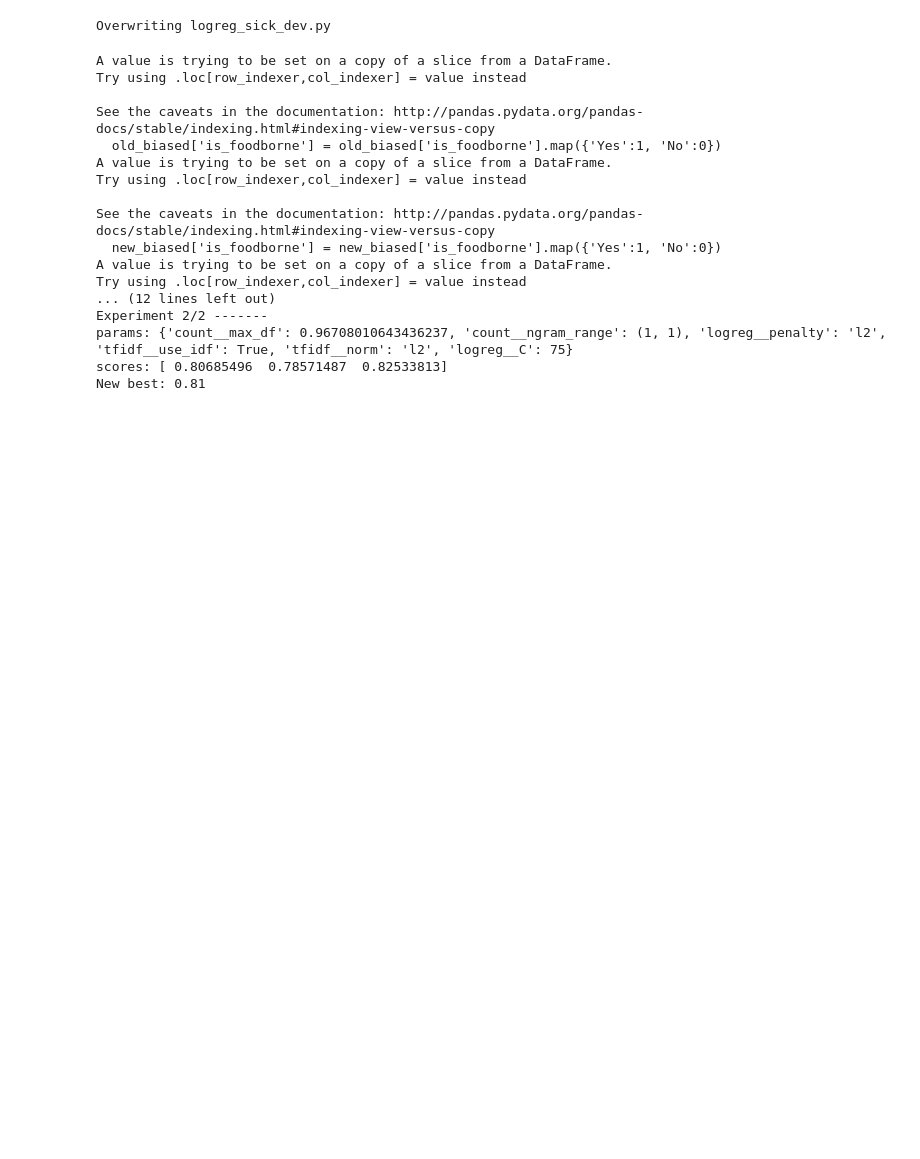
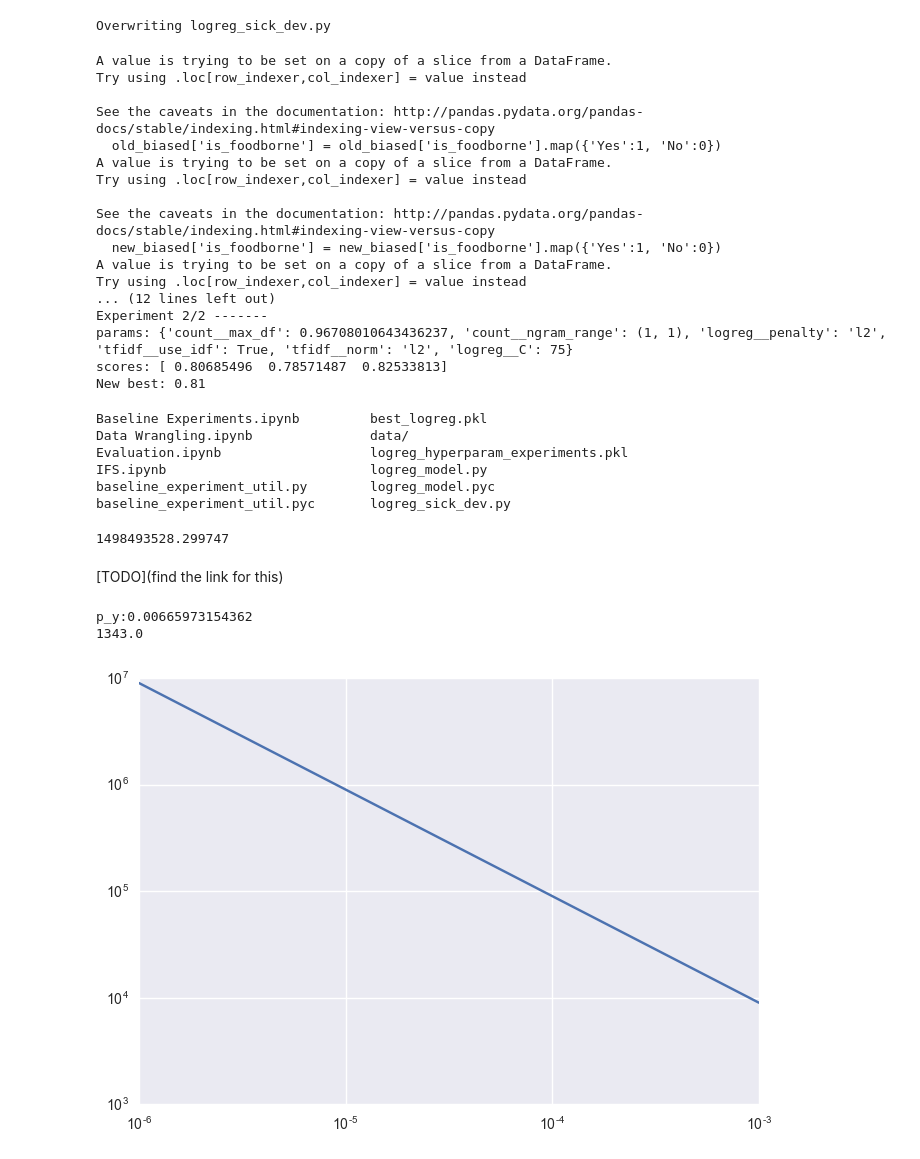
Before and after one commit to cu-publichealth/FoodborneML, a Jupyter notebook: jamia_2017/revision/Baseline Experiments.ipynb, the cells around one changed output. Cells and saved outputs as stored; diff of their text form; code cells hidden in the pictures; blank space fills up the shorter version.

Commit message:
basline dev experiments set up

```diff
--- a/jamia_2017/revision/Baseline Experiments.ipynb
+++ b/jamia_2017/revision/Baseline Experiments.ipynb
@@ -614,3 +614,12 @@ Experiment 2/2 -------
 params: {'count__max_df': 0.96708010643436237, 'count__ngram_range': (1, 1), 'logreg__penalty': 'l2', 'tfidf__use_idf': True, 'tfidf__norm': 'l2', 'logreg__C': 75}
 scores: [ 0.80685496  0.78571487  0.82533813]
 New best: 0.81
+# %%
+ls
+# %% [output]
+Baseline Experiments.ipynb         best_logreg.pkl
+Data Wrangling.ipynb               data/
+Evaluation.ipynb                   logreg_hyperparam_experiments.pkl
+IFS.ipynb                          logreg_model.py
+baseline_experiment_util.py        logreg_model.pyc
+baseline_experiment_util.pyc       logreg_sick_dev.py
@@ -616,0 +628,26 @@ New best: 0.81
+# %%
+time()
+# %% [output]
+1498493528.299747
+# %% [markdown]
+[TODO](find the link for this)
+# %%
+# sample size needed to reasonably approximate binomial based on 3-sigma normal approximation
+n_lower = lambda p:np.ceil(9.*p/(1-p))
+n_upper = lambda p:np.ceil(9.*(1-p)/p)
+p_y = .53*(13000./1117500) + .0005*(1-13000./1117500)
+print 'p_y:{}'.format(p_y)
+
+p = 1./1000
+pspace = np.logspace(-6,-3,100)
+n_lower(p), n_upper(p)
+# plt.plot(pspace, [n_lower(p) for p in pspace])
+plt.plot(pspace, [n_upper(p) for p in pspace])
+print(n_upper(p_y))
+# plt.xlim(0.,.01)
+plt.xscale('log')
+plt.yscale('log')
+# %% [output]
+p_y:0.00665973154362
+1343.0
+[figure, added]
```
Also changed, not shown: parts of 3 cells of this notebook, 9 other files.
